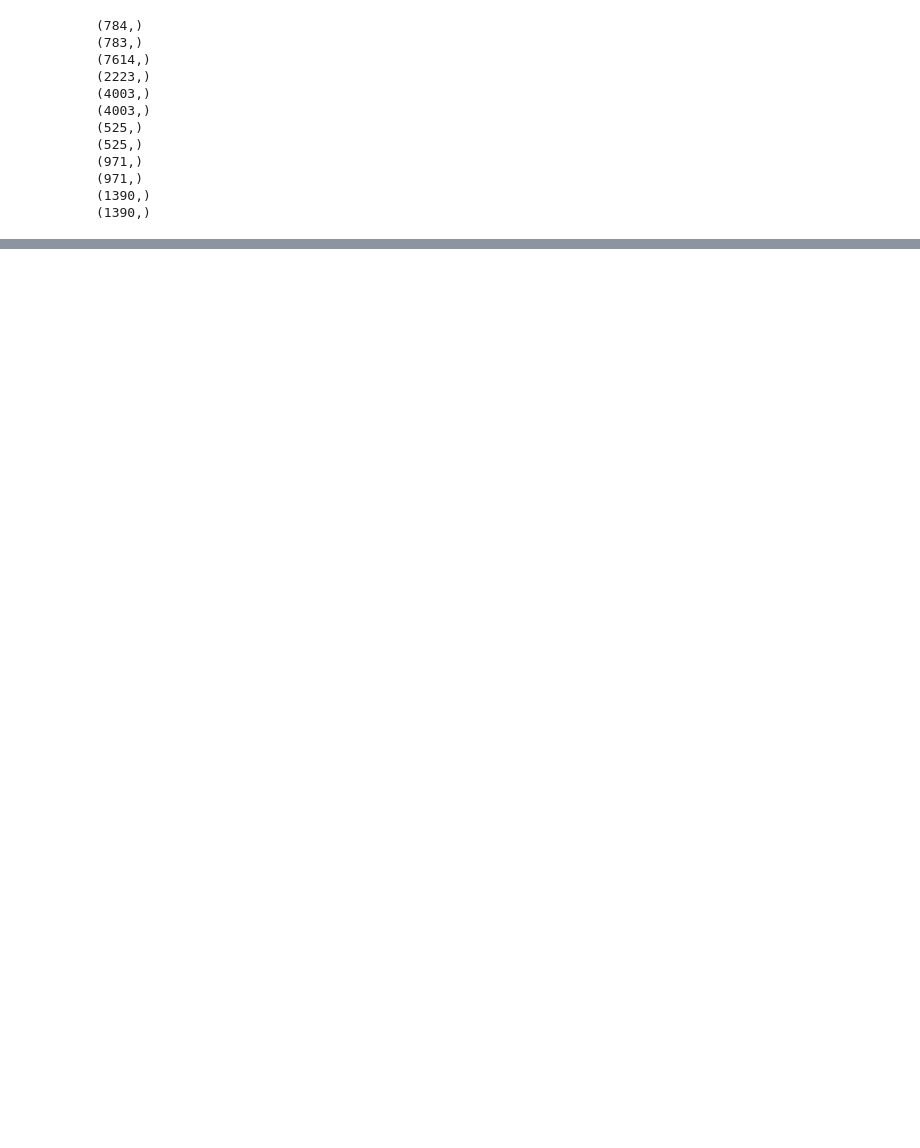
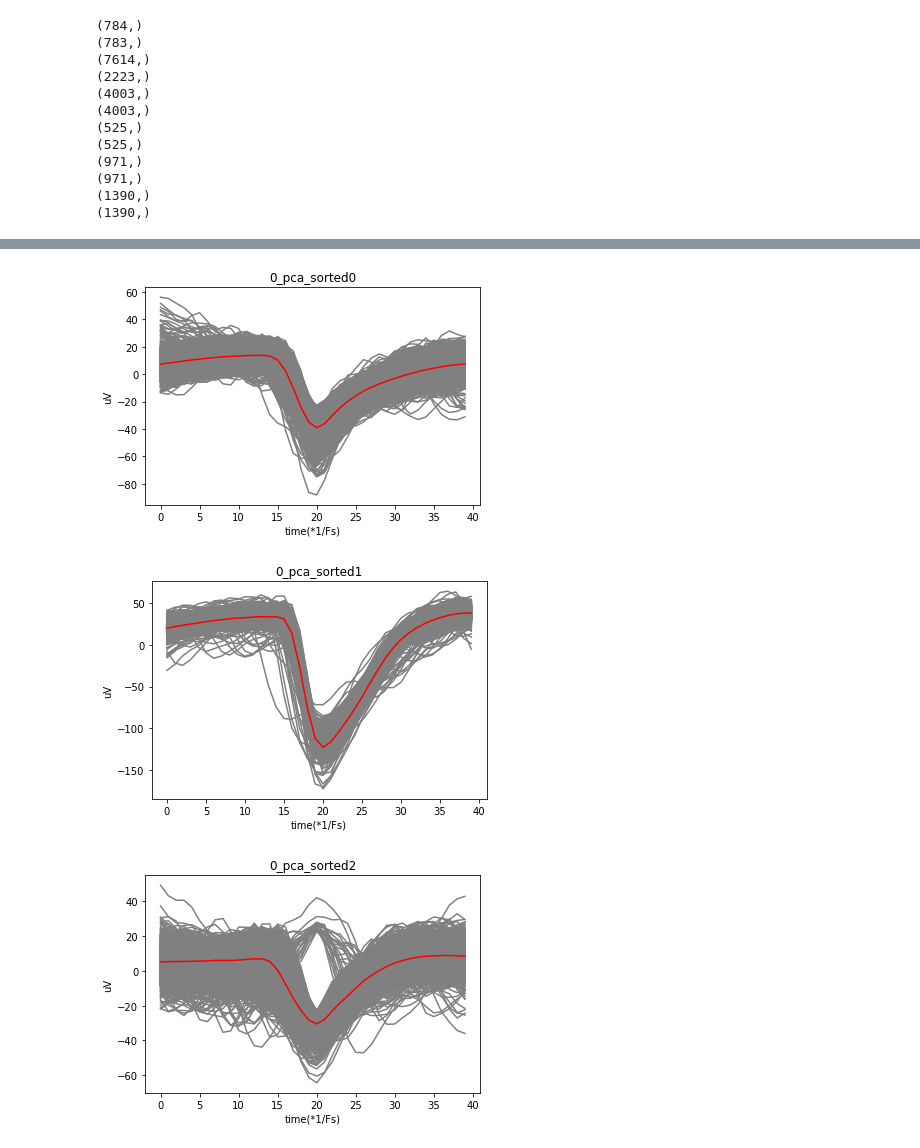
Before and after one commit to luckyeric320/ProjectSpikeSorting, a Jupyter notebook: Sorter/neoDemo.ipynb, the cells around one changed output, grey strips where cells are left out. Cells and saved outputs as stored; diff of their text form; code cells hidden in the pictures; blank space fills up the shorter version.

```diff
--- a/Sorter/neoDemo.ipynb
+++ b/Sorter/neoDemo.ipynb
@@ -149,0 +181,6 @@ for i in range(neurons.n_neurons):
+# %%
+pca_sorted.plot_neuron(0)
+# %% [output]
+[figure, added]
+[figure, added]
+[figure, added]
```
Also changed, not shown: parts of 8 cells of this notebook, 1 other file.
